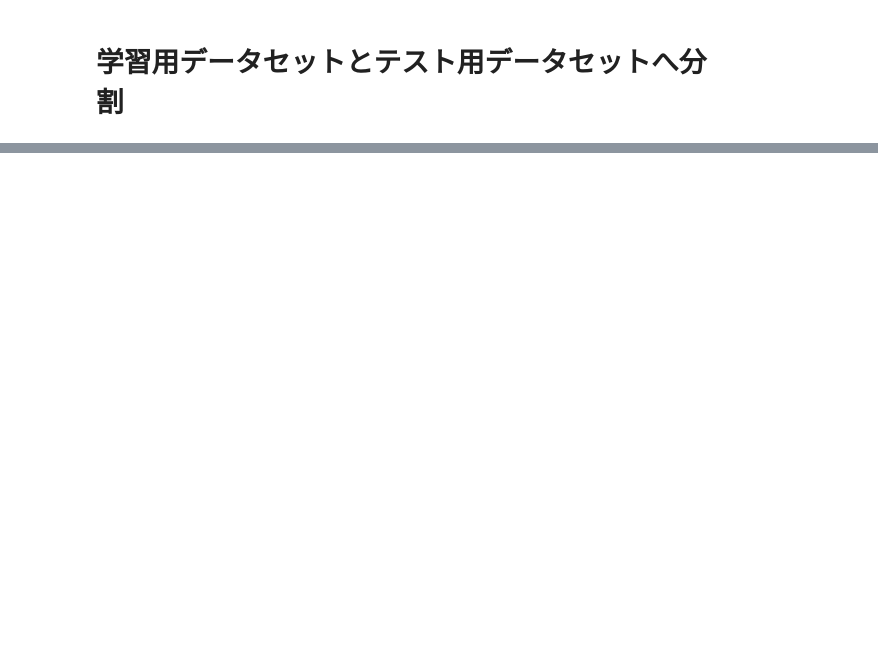
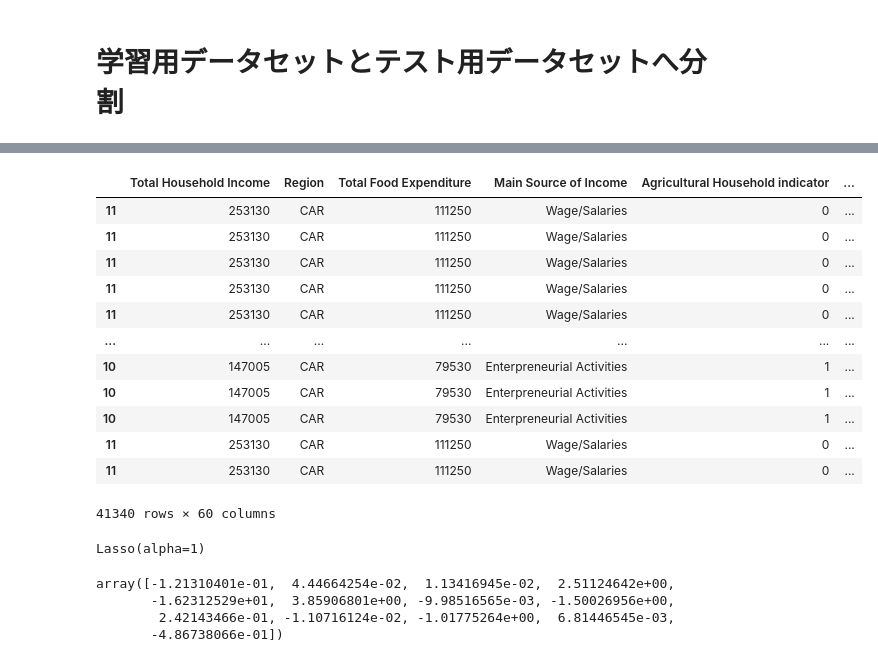
Before and after one commit to suyasuyao/Kikagaku-Tyouki-Colab, a Jupyter notebook: 長期コース_機械学習の基礎1.ipynb, the cells around one changed output, grey strips where cells are left out. Saved outputs shown, nothing was run; the diff lists cells and outputs as text; code cells hidden in the pictures; blank space fills up the shorter version.

```diff
--- a/長期コース_機械学習の基礎1.ipynb
+++ b/長期コース_機械学習の基礎1.ipynb
@@ -55,0 +260,9 @@ x = df.drop(labels=['Target'],axis=1).values
+# %%
+food = np.log1p(df['Total Food Expenditure'])
+# 平均 mean 中央 median
+mu = food.mean()
+# 偏差
+sigma = food.std()
+
+# データの数 -　３σ法で分布に収まる数
+len(food) - len(food[(mu - 3 * sigma <= food) & (food <= mu +3 * sigma)])
@@ -55,0 +284,4 @@ x = df.drop(labels=['Target'],axis=1).values
+# %%
+# FoodExpenditureの外れ値除去したインデックス
+indicies = food[(mu - 3 * sigma <= food) & (food <= mu +3 * sigma)]
+indicies
@@ -55,0 +301,19 @@ x = df.drop(labels=['Target'],axis=1).values
+# %%
+# 外れ値除去したインデックスからデータフレームを構築
+
+df2 = df.iloc[indicies, :]
+df2
+# %% [output]
+|  | Total Household Income | Region | Total Food Expenditure | Main Source of Income | Agricultural Household indicator | ... |
+| 11 | 253130 | CAR | 111250 | Wage/Salaries | 0 | ... |
+| 11 | 253130 | CAR | 111250 | Wage/Salaries | 0 | ... |
+| 11 | 253130 | CAR | 111250 | Wage/Salaries | 0 | ... |
+| 11 | 253130 | CAR | 111250 | Wage/Salaries | 0 | ... |
+| 11 | 253130 | CAR | 111250 | Wage/Salaries | 0 | ... |
+| ... | ... | ... | ... | ... | ... | ... |
+| 10 | 147005 | CAR | 79530 | Enterpreneurial Activities | 1 | ... |
+| 10 | 147005 | CAR | 79530 | Enterpreneurial Activities | 1 | ... |
+| 10 | 147005 | CAR | 79530 | Enterpreneurial Activities | 1 | ... |
+| 11 | 253130 | CAR | 111250 | Wage/Salaries | 0 | ... |
+| 11 | 253130 | CAR | 111250 | Wage/Salaries | 0 | ... |
+41340 rows × 60 columns
@@ -55,0 +330,11 @@ x = df.drop(labels=['Target'],axis=1).values
+# %%
+lasso.fit(x_train,t_train)
+# %% [output]
+Lasso(alpha=1)
+# %%
+model.coef_
+# %% [output]
+array([-1.21310401e-01,  4.44664254e-02,  1.13416945e-02,  2.51124642e+00,
+       -1.62312529e+01,  3.85906801e+00, -9.98516565e-03, -1.50026956e+00,
+        2.42143466e-01, -1.10716124e-02, -1.01775264e+00,  6.81446545e-03,
+       -4.86738066e-01])
```
Also changed, not shown: parts of 54 cells of this notebook.
